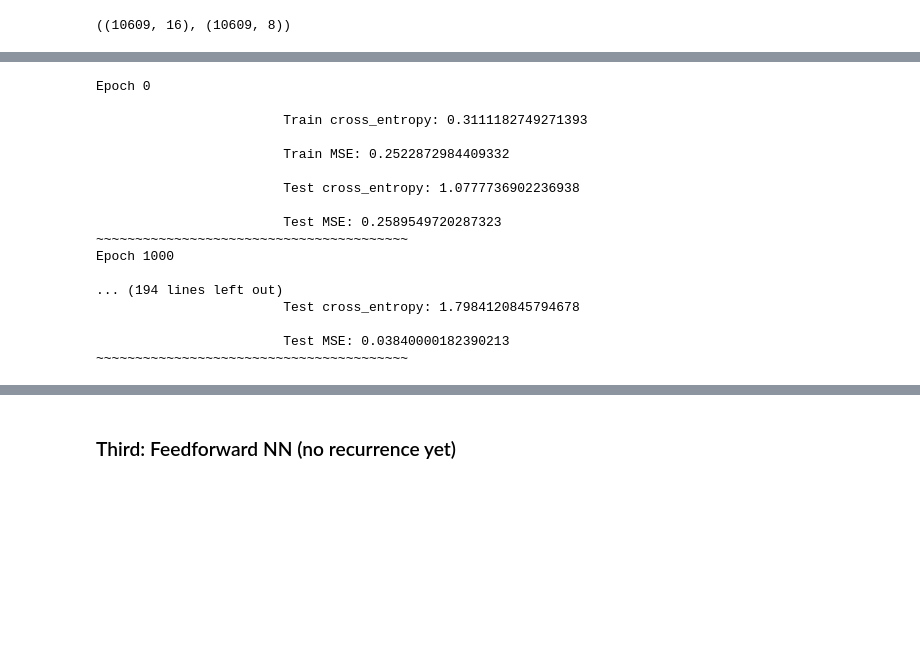
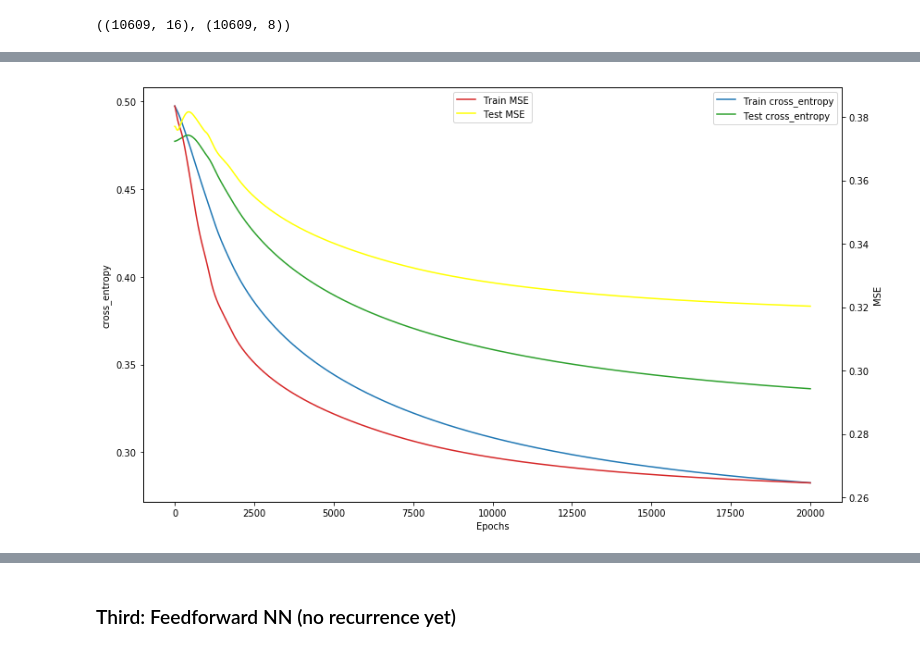
Before and after one commit to AmmarRashed/LSTM4fun, a Jupyter notebook: binary_addition.ipynb, the cells around one changed output, grey strips where cells are left out. Drawn from its saved outputs; the diff is of its cells as text; code cells hidden in the pictures; blank space fills up the shorter version.

```diff
--- a/binary_addition.ipynb
+++ b/binary_addition.ipynb
@@ -220,20 +234,4 @@ See tf.nn.softmax_cross_entropy_with_logits_v2.
 # %%
-# training, testing, training_mse, testing_mse = run_session(graph, "cross_entropy")
+plot_results(training, testing, training_mse, testing_mse, "cross_entropy")
 # %% [output]
-Epoch 0
-
-                        Train cross_entropy: 0.3111182749271393
-
-                        Train MSE: 0.2522872984409332
-
-                        Test cross_entropy: 1.0777736902236938
-
-                        Test MSE: 0.2589549720287323
-~~~~~~~~~~~~~~~~~~~~~~~~~~~~~~~~~~~~~~~~
-Epoch 1000
-
-... (194 lines left out)
-                        Test cross_entropy: 1.7984120845794678
-
-                        Test MSE: 0.03840000182390213
-~~~~~~~~~~~~~~~~~~~~~~~~~~~~~~~~~~~~~~~~
+[figure, added]
```
Also changed, not shown: parts of 31 cells of this notebook.
